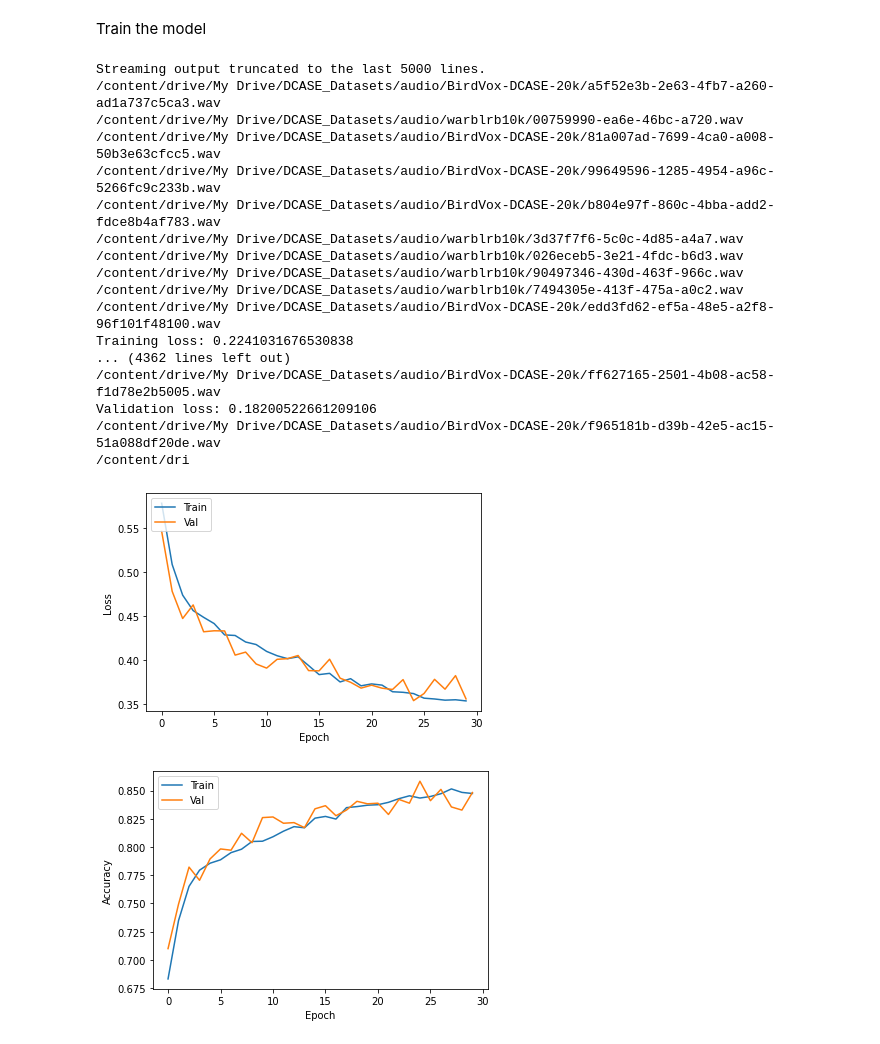
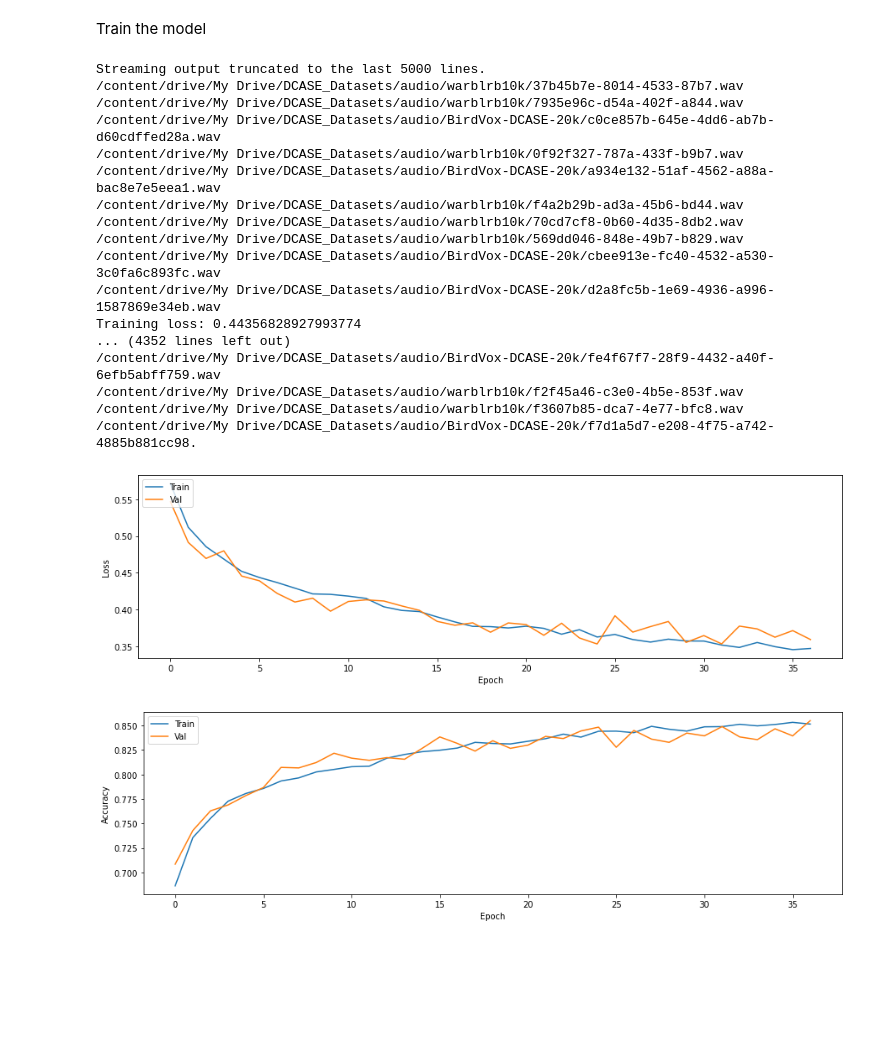
Before and after one commit to edward-h-81/bird_sound_detection, a Jupyter notebook: cnn_pytorch/train_binary_uky_val_conmatrix_sig_repro.ipynb, the cells around one changed output. Saved outputs shown, nothing was run; the diff lists cells and outputs as text; code cells hidden in the pictures; blank space fills up the shorter version.

Commit message:
37 epoch with tfmask BEST YET, pth+ipynb

```diff
--- a/cnn_pytorch/train_binary_uky_val_conmatrix_sig_repro.ipynb
+++ b/cnn_pytorch/train_binary_uky_val_conmatrix_sig_repro.ipynb
@@ -765,7 +765,7 @@ RESAMPLE_DEVICE = 'cuda'
 SIG_SEED = seed(667)
 
 BATCH_SIZE = 16
-EPOCHS = 30
+EPOCHS = 37
 LEARNING_RATE = 0.001
 
 def seed_worker(worker_id):
@@ -976,51 +976,51 @@ if __name__ == "__main__":
     # initialise loss funtion + optimiser
     # loss_fn = nn.BCELoss()
     loss_fn = nn.BCEWithLogitsLoss()
     optimiser = torch.optim.Adam(cnn.parameters(),
                                  lr=LEARNING_RATE)
 
     # train model
     training_and_validation(cnn, train_dataloader, val_dataloader, loss_fn, optimiser, device, EPOCHS, sigmoid)
 
     # save model
     torch.save(cnn.state_dict(), "/content/drive/My Drive/MSc_Project_Colab/BAD_PyTorch/cnn.pth")
     print("Trained cnn saved at cnn.pth")
 
     # plot the loss over train and validation dataset
     plt.plot(train_x, train_loss_y)
     plt.plot(val_x, val_loss_y)
     plt.xlabel("Epoch")
     plt.ylabel("Loss")
     plt.legend(["Train", "Val"], loc=2)
     plt.show()
 
     # plot the accuracy over train and validation dataset
     plt.plot(train_x, train_acc_y)
     plt.plot(val_x, val_acc_y)
     plt.xlabel("Epoch")
     plt.ylabel("Accuracy")
     plt.legend(["Train", "Val"], loc=2)
     plt.show()
 # %% [output]
 Streaming output truncated to the last 5000 lines.
-/content/drive/My Drive/DCASE_Datasets/audio/BirdVox-DCASE-20k/a5f52e3b-2e63-4fb7-a260-ad1a737c5ca3.wav
-/content/drive/My Drive/DCASE_Datasets/audio/warblrb10k/00759990-ea6e-46bc-a720.wav
-/content/drive/My Drive/DCASE_Datasets/audio/BirdVox-DCASE-20k/81a007ad-7699-4ca0-a008-50b3e63cfcc5.wav
-/content/drive/My Drive/DCASE_Datasets/audio/BirdVox-DCASE-20k/99649596-1285-4954-a96c-5266fc9c233b.wav
-/content/drive/My Drive/DCASE_Datasets/audio/BirdVox-DCASE-20k/b804e97f-860c-4bba-add2-fdce8b4af783.wav
-/content/drive/My Drive/DCASE_Datasets/audio/warblrb10k/3d37f7f6-5c0c-4d85-a4a7.wav
-/content/drive/My Drive/DCASE_Datasets/audio/warblrb10k/026eceb5-3e21-4fdc-b6d3.wav
-/content/drive/My Drive/DCASE_Datasets/audio/warblrb10k/90497346-430d-463f-966c.wav
-/content/drive/My Drive/DCASE_Datasets/audio/warblrb10k/7494305e-413f-475a-a0c2.wav
-/content/drive/My Drive/DCASE_Datasets/audio/BirdVox-DCASE-20k/edd3fd62-ef5a-48e5-a2f8-96f101f48100.wav
-Training loss: 0.2241031676530838
-... (4362 lines left out)
-/content/drive/My Drive/DCASE_Datasets/audio/BirdVox-DCASE-20k/ff627165-2501-4b08-ac58-f1d78e2b5005.wav
-Validation loss: 0.18200522661209106
-/content/drive/My Drive/DCASE_Datasets/audio/BirdVox-DCASE-20k/f965181b-d39b-42e5-ac15-51a088df20de.wav
-/content/dri
+/content/drive/My Drive/DCASE_Datasets/audio/warblrb10k/37b45b7e-8014-4533-87b7.wav
+/content/drive/My Drive/DCASE_Datasets/audio/warblrb10k/7935e96c-d54a-402f-a844.wav
+/content/drive/My Drive/DCASE_Datasets/audio/BirdVox-DCASE-20k/c0ce857b-645e-4dd6-ab7b-d60cdffed28a.wav
+/content/drive/My Drive/DCASE_Datasets/audio/warblrb10k/0f92f327-787a-433f-b9b7.wav
+/content/drive/My Drive/DCASE_Datasets/audio/BirdVox-DCASE-20k/a934e132-51af-4562-a88a-bac8e7e5eea1.wav
+/content/drive/My Drive/DCASE_Datasets/audio/warblrb10k/f4a2b29b-ad3a-45b6-bd44.wav
+/content/drive/My Drive/DCASE_Datasets/audio/warblrb10k/70cd7cf8-0b60-4d35-8db2.wav
+/content/drive/My Drive/DCASE_Datasets/audio/warblrb10k/569dd046-848e-49b7-b829.wav
+/content/drive/My Drive/DCASE_Datasets/audio/BirdVox-DCASE-20k/cbee913e-fc40-4532-a530-3c0fa6c893fc.wav
+/content/drive/My Drive/DCASE_Datasets/audio/BirdVox-DCASE-20k/d2a8fc5b-1e69-4936-a996-1587869e34eb.wav
+Training loss: 0.44356828927993774
+... (4352 lines left out)
+/content/drive/My Drive/DCASE_Datasets/audio/BirdVox-DCASE-20k/fe4f67f7-28f9-4432-a40f-6efb5abff759.wav
+/content/drive/My Drive/DCASE_Datasets/audio/warblrb10k/f2f45a46-c3e0-4b5e-853f.wav
+/content/drive/My Drive/DCASE_Datasets/audio/warblrb10k/f3607b85-dca7-4e77-bfc8.wav
+/content/drive/My Drive/DCASE_Datasets/audio/BirdVox-DCASE-20k/f7d1a5d7-e208-4f75-a742-4885b881cc98.
-[figure, old version]
+[figure, new version]
-[figure, old version]
+[figure, new version]
 # %%
 import torch
 import torchaudio
```
Also changed, not shown: parts of 3 cells of this notebook, 3 other files.
